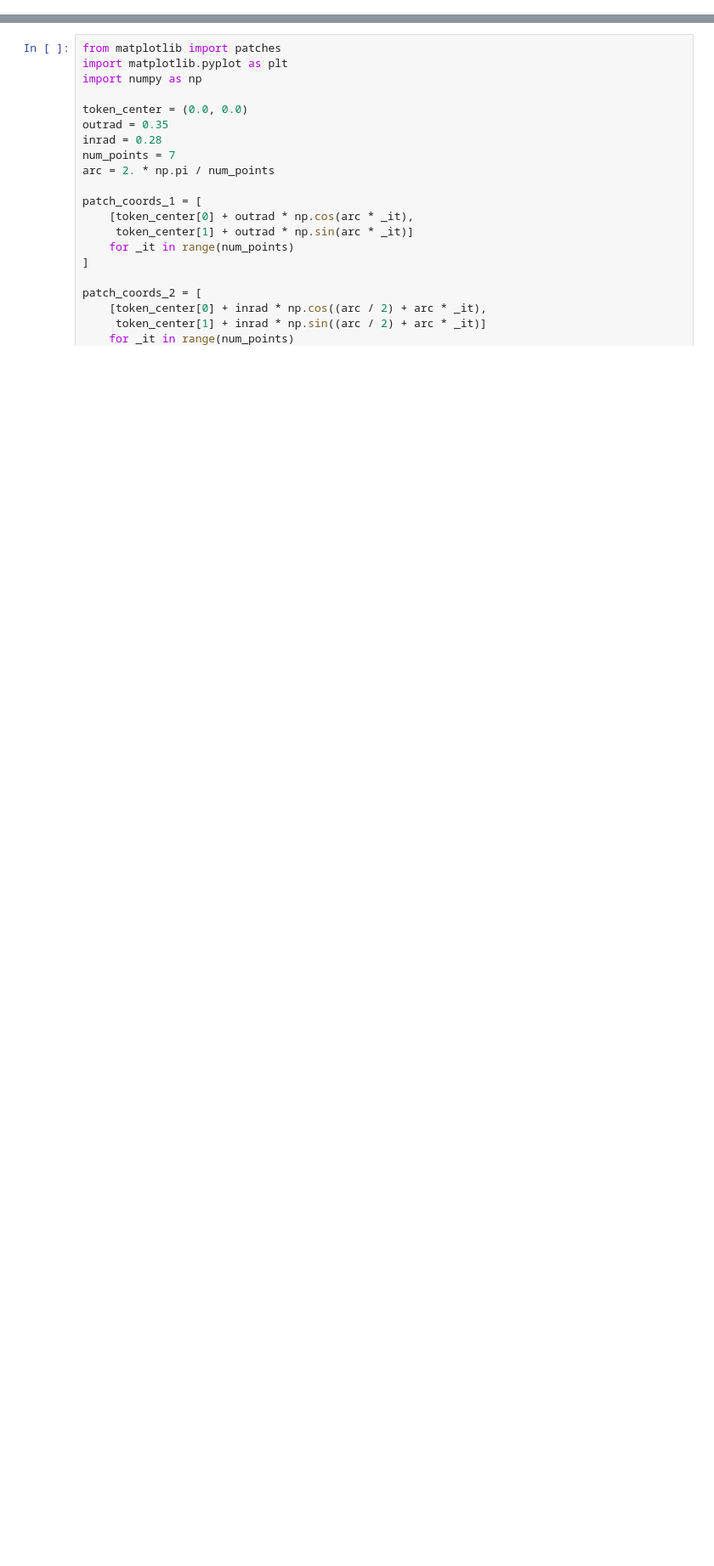
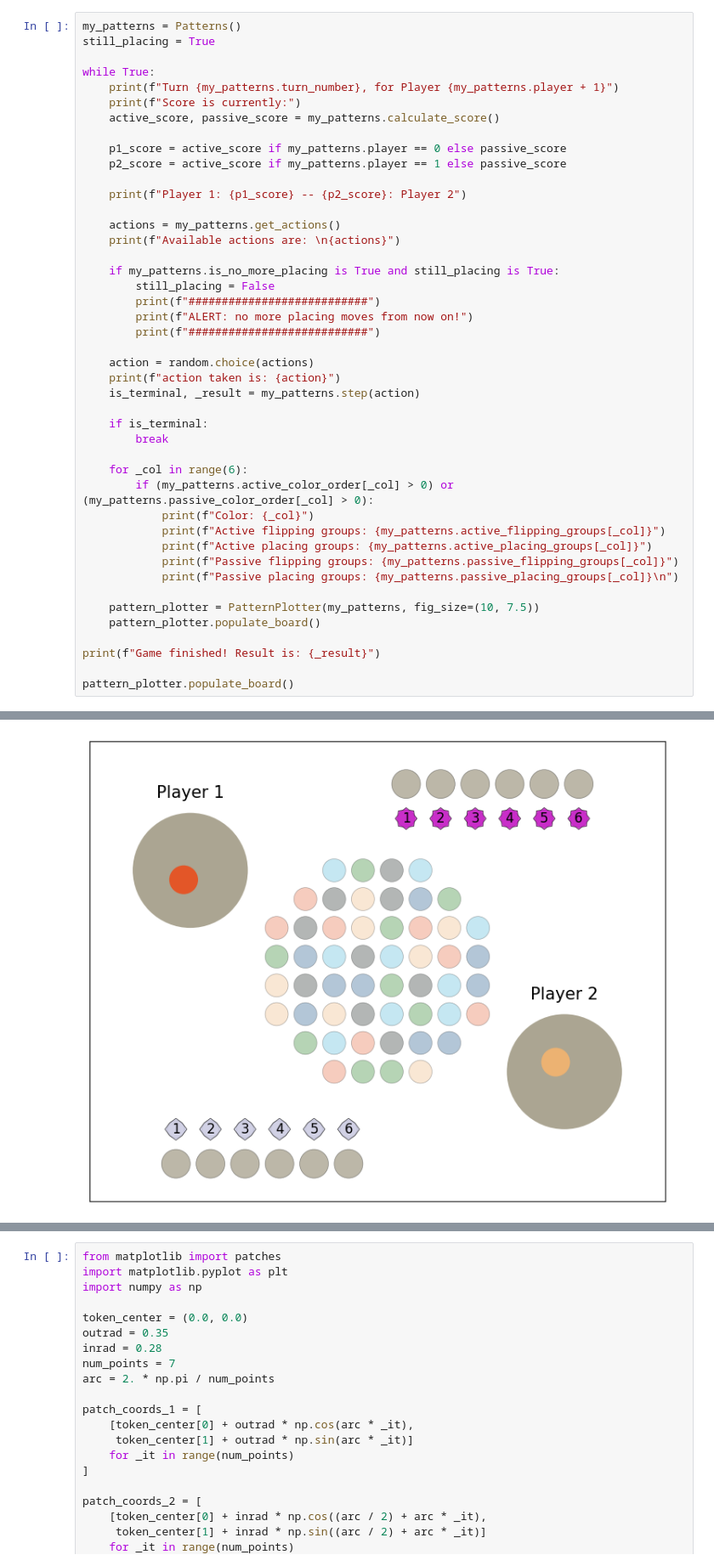
Before and after one commit to falldog89/patterns_ai, a Jupyter notebook: test_patterns.ipynb, the cells around one changed output, grey strips where cells are left out. Shown at 85% size. Drawn from its saved outputs; the diff is of its cells as text; blank space fills up the shorter version.

Commit message:
game, plotting, mcts largely complete. Initial improvements on agent to play game, state representation finalized(?)

```diff
--- a/test_patterns.ipynb
+++ b/test_patterns.ipynb
@@ -17,0 +24,45 @@ my_patterns = Patterns()
+# %%
+my_patterns = Patterns()
+still_placing = True
+
+while True:
+    print(f"Turn {my_patterns.turn_number}, for Player {my_patterns.player + 1}")
+    print(f"Score is currently:")
+    active_score, passive_score = my_patterns.calculate_score()
+
+    p1_score = active_score if my_patterns.player == 0 else passive_score
+    p2_score = active_score if my_patterns.player == 1 else passive_score
+
+    print(f"Player 1: {p1_score} -- {p2_score}: Player 2")
+
+    actions = my_patterns.get_actions()
+    print(f"Available actions are: \n{actions}")
+
+    if my_patterns.is_no_more_placing is True and still_placing is True:
+        still_placing = False
+        print(f"###########################")
+        print(f"ALERT: no more placing moves from now on!")
+        print(f"###########################")
+
+    action = random.choice(actions)
+    print(f"action taken is: {action}")
+    is_terminal, _result = my_patterns.step(action)
+
+    if is_terminal:
+        break
+
+    for _col in range(6):
+        if (my_patterns.active_color_order[_col] > 0) or (my_patterns.passive_color_order[_col] > 0):
+            print(f"Color: {_col}")
+            print(f"Active flipping groups: {my_patterns.active_flipping_groups[_col]}")
+            print(f"Active placing groups: {my_patterns.active_placing_groups[_col]}")
+            print(f"Passive flipping groups: {my_patterns.passive_flipping_groups[_col]}")
+            print(f"Passive placing groups: {my_patterns.passive_placing_groups[_col]}\n")
+
+    pattern_plotter = PatternPlotter(my_patterns, fig_size=(10, 7.5))
+    pattern_plotter.populate_board()
+
+print(f"Game finished! Result is: {_result}")
+
+pattern_plotter.populate_board()
+# %% [output]
@@ -17,0 +75 @@ my_patterns = Patterns()
+[figure, added]
```
Also changed, not shown: parts of 40 cells of this notebook, 7 other files.
